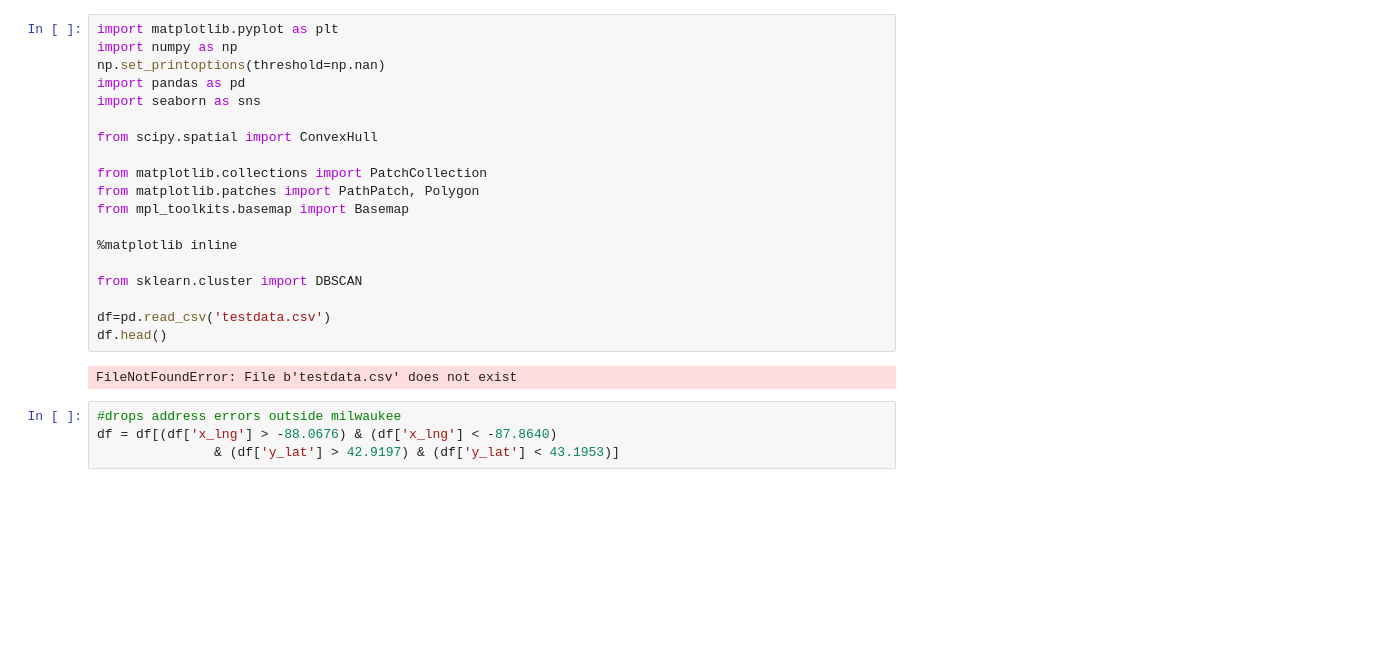
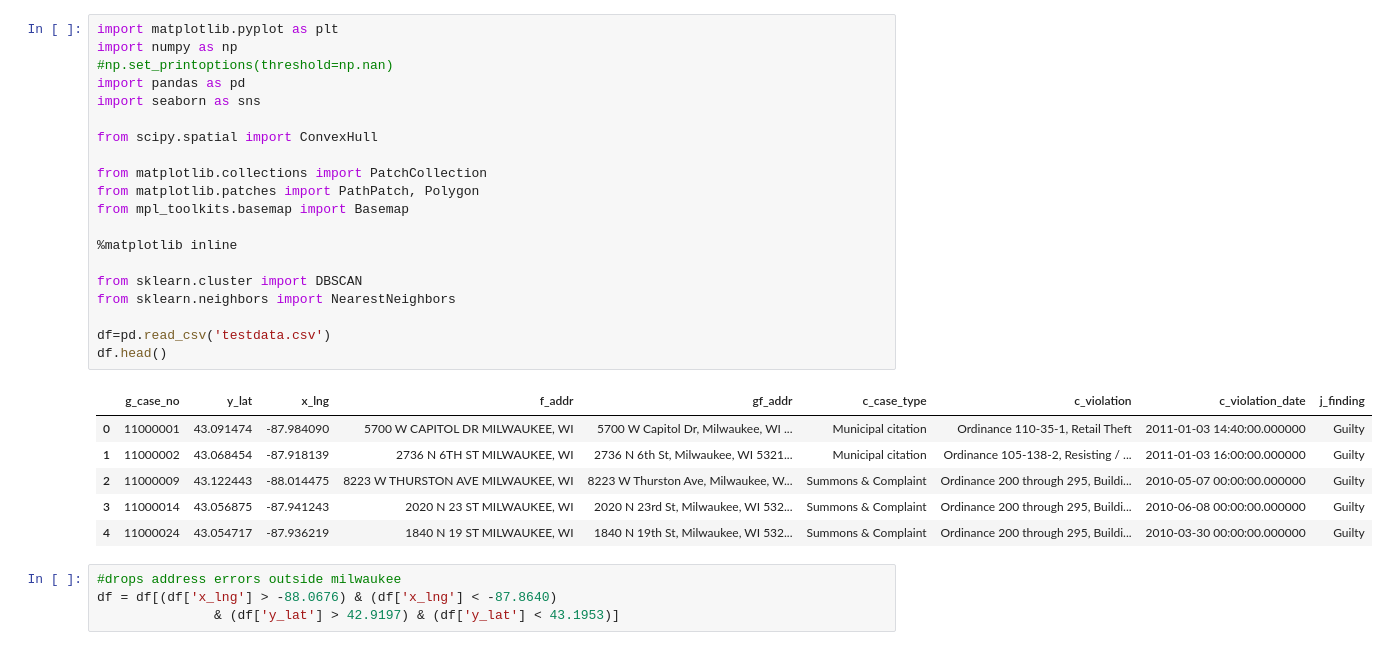
Before and after one commit to marquettecomputationalsocialscience/summer2018reu, a Jupyter notebook: DBscanWithHulls.ipynb, the cells around one changed output. Saved outputs shown, nothing was run; the diff lists cells and outputs as text; blank space fills up the shorter version.

```diff
--- a/DBscanWithHulls.ipynb
+++ b/DBscanWithHulls.ipynb
@@ -1,24 +1,30 @@
 # %%
 import matplotlib.pyplot as plt
 import numpy as np
-np.set_printoptions(threshold=np.nan)
+#np.set_printoptions(threshold=np.nan)
 import pandas as pd
 import seaborn as sns
 
 from scipy.spatial import ConvexHull
 
 from matplotlib.collections import PatchCollection
 from matplotlib.patches import PathPatch, Polygon
 from mpl_toolkits.basemap import Basemap
 
 %matplotlib inline
 
 from sklearn.cluster import DBSCAN
+from sklearn.neighbors import NearestNeighbors
 
 df=pd.read_csv('testdata.csv')
 df.head()
 # %% [output]
-FileNotFoundError: File b'testdata.csv' does not exist
+|  | g_case_no | y_lat | x_lng | f_addr | gf_addr | c_case_type | c_violation | c_violation_date | j_finding |
+| 0 | 11000001 | 43.091474 | -87.984090 | 5700 W CAPITOL DR MILWAUKEE, WI | 5700 W Capitol Dr, Milwaukee, WI ... | Municipal citation | Ordinance 110-35-1, Retail Theft | 2011-01-03 14:40:00.000000 | Guilty |
+| 1 | 11000002 | 43.068454 | -87.918139 | 2736 N 6TH ST MILWAUKEE, WI | 2736 N 6th St, Milwaukee, WI 5321... | Municipal citation | Ordinance 105-138-2, Resisting / ... | 2011-01-03 16:00:00.000000 | Guilty |
+| 2 | 11000009 | 43.122443 | -88.014475 | 8223 W THURSTON AVE MILWAUKEE, WI | 8223 W Thurston Ave, Milwaukee, W... | Summons & Complaint | Ordinance 200 through 295, Buildi... | 2010-05-07 00:00:00.000000 | Guilty |
+| 3 | 11000014 | 43.056875 | -87.941243 | 2020 N 23 ST MILWAUKEE, WI | 2020 N 23rd St, Milwaukee, WI 532... | Summons & Complaint | Ordinance 200 through 295, Buildi... | 2010-06-08 00:00:00.000000 | Guilty |
+| 4 | 11000024 | 43.054717 | -87.936219 | 1840 N 19 ST MILWAUKEE, WI | 1840 N 19th St, Milwaukee, WI 532... | Summons & Complaint | Ordinance 200 through 295, Buildi... | 2010-03-30 00:00:00.000000 | Guilty |
 # %%
 #drops address errors outside milwaukee
 df = df[(df['x_lng'] > -88.0676) & (df['x_lng'] < -87.8640)
```
Also changed, not shown: parts of 3 cells of this notebook.
